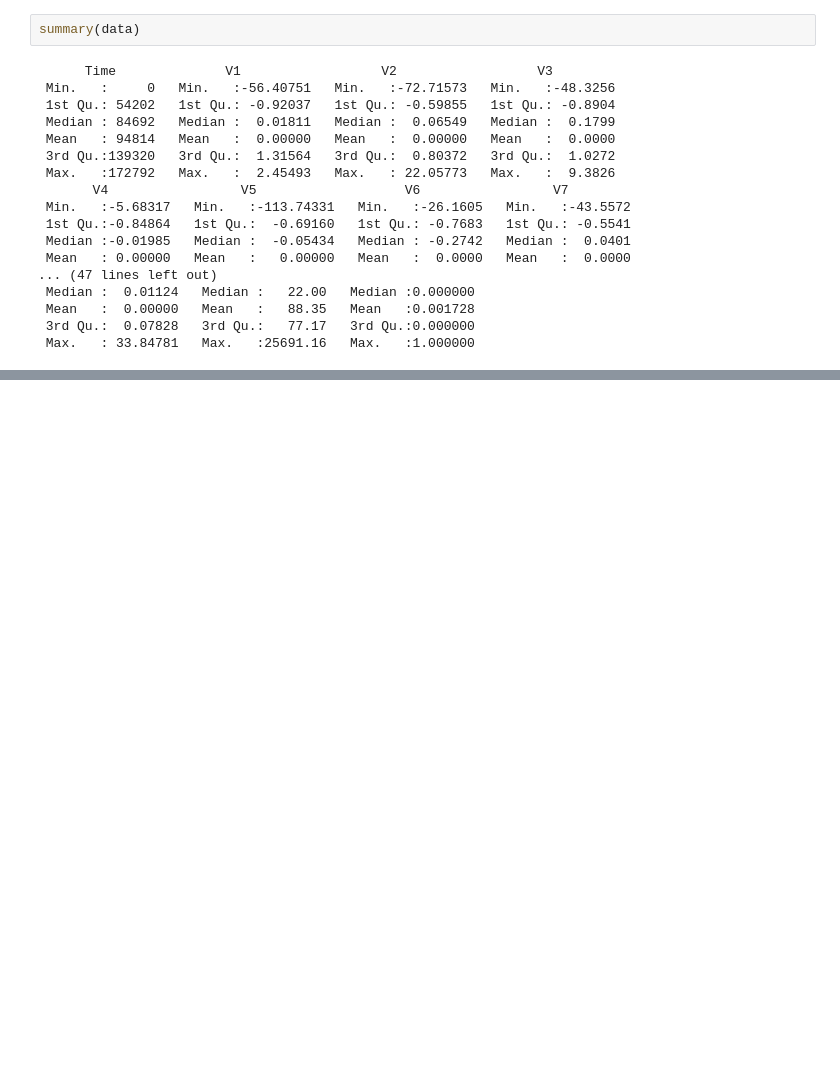
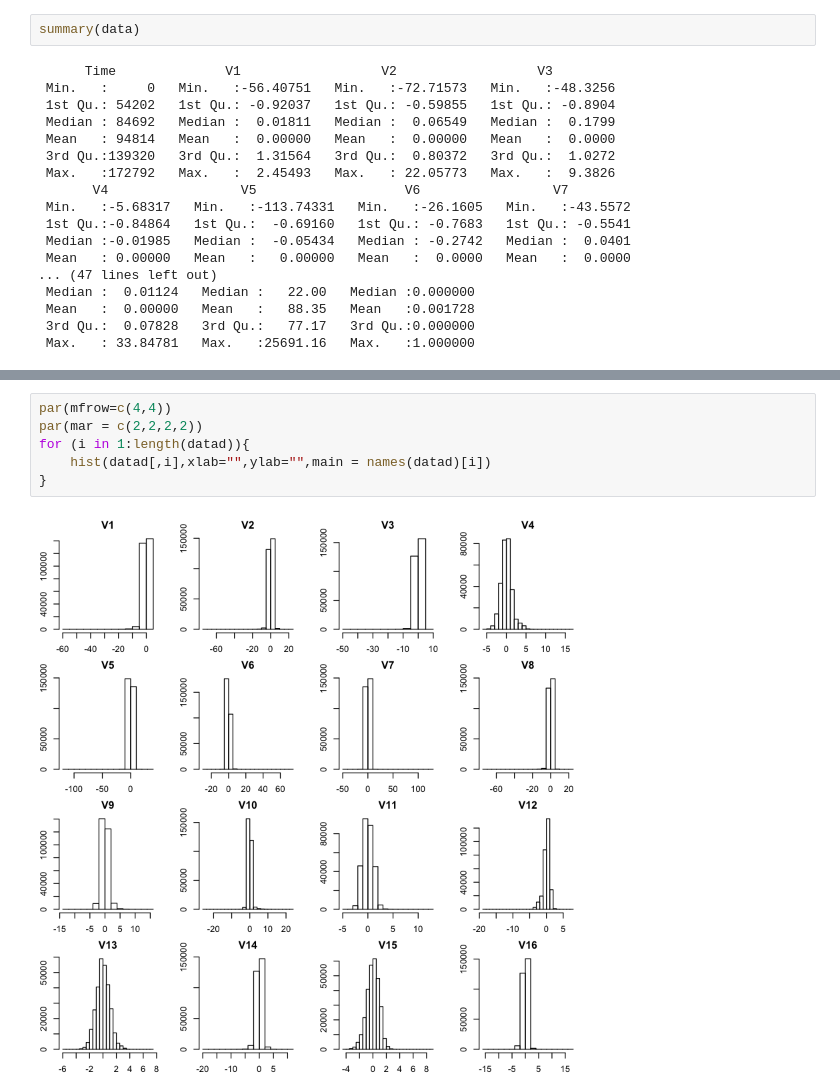
Before and after one commit to jamalarz/Projet_Supervised_Learning, a Jupyter notebook: Projet_Supervised_Learning.ipynb, the cells around one changed output, grey strips where cells are left out. Cells and saved outputs as stored; diff of their text form; blank space fills up the shorter version.

```diff
--- a/Projet_Supervised_Learning.ipynb
+++ b/Projet_Supervised_Learning.ipynb
@@ -62,0 +93,8 @@ summary(data)
+# %%
+par(mfrow=c(4,4))
+par(mar = c(2,2,2,2))
+for (i in 1:length(datad)){
+    hist(datad[,i],xlab="",ylab="",main = names(datad)[i])
+}
+# %% [output]
+[figure, added]
```
Also changed, not shown: parts of 8 cells of this notebook.
